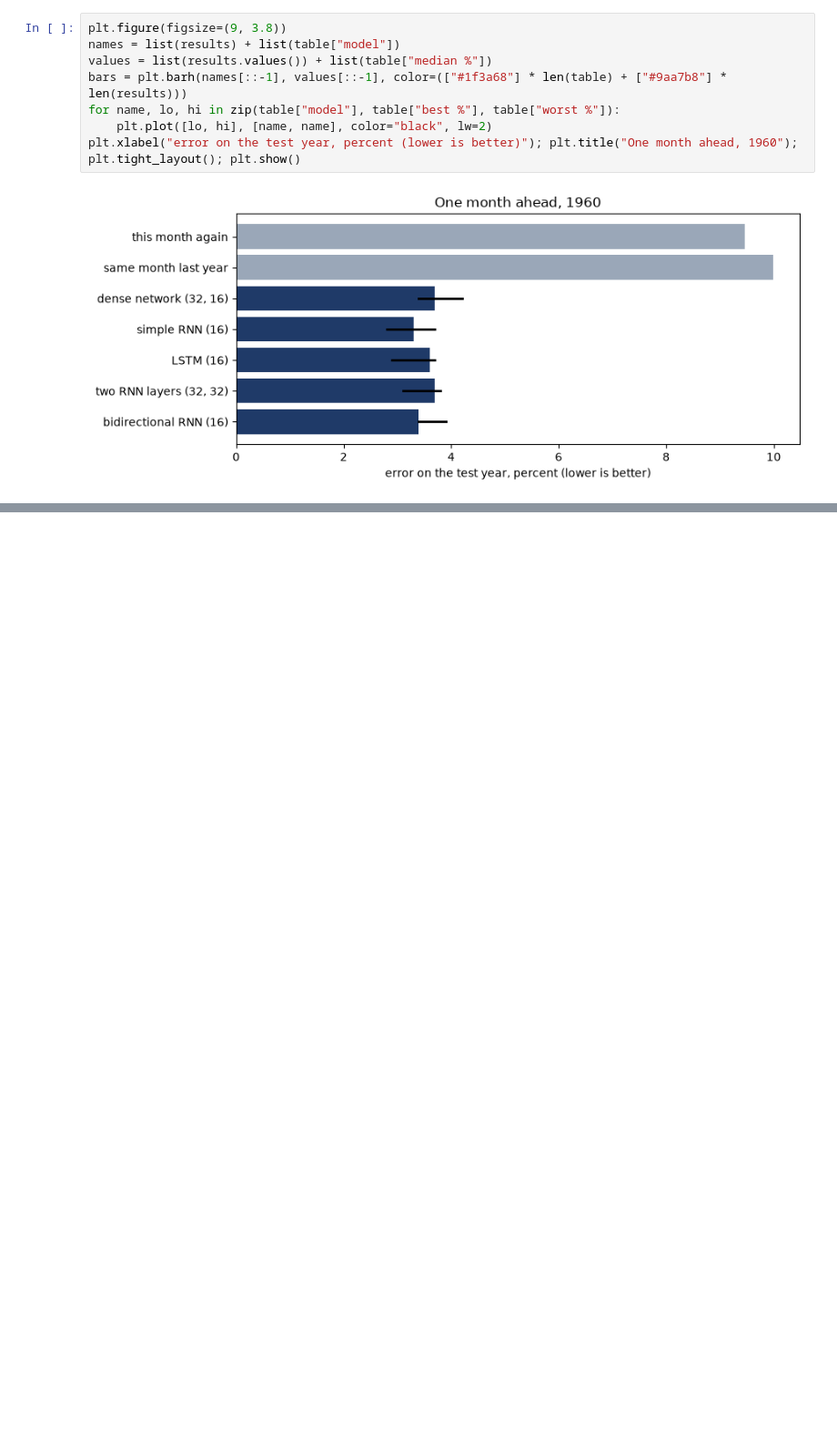
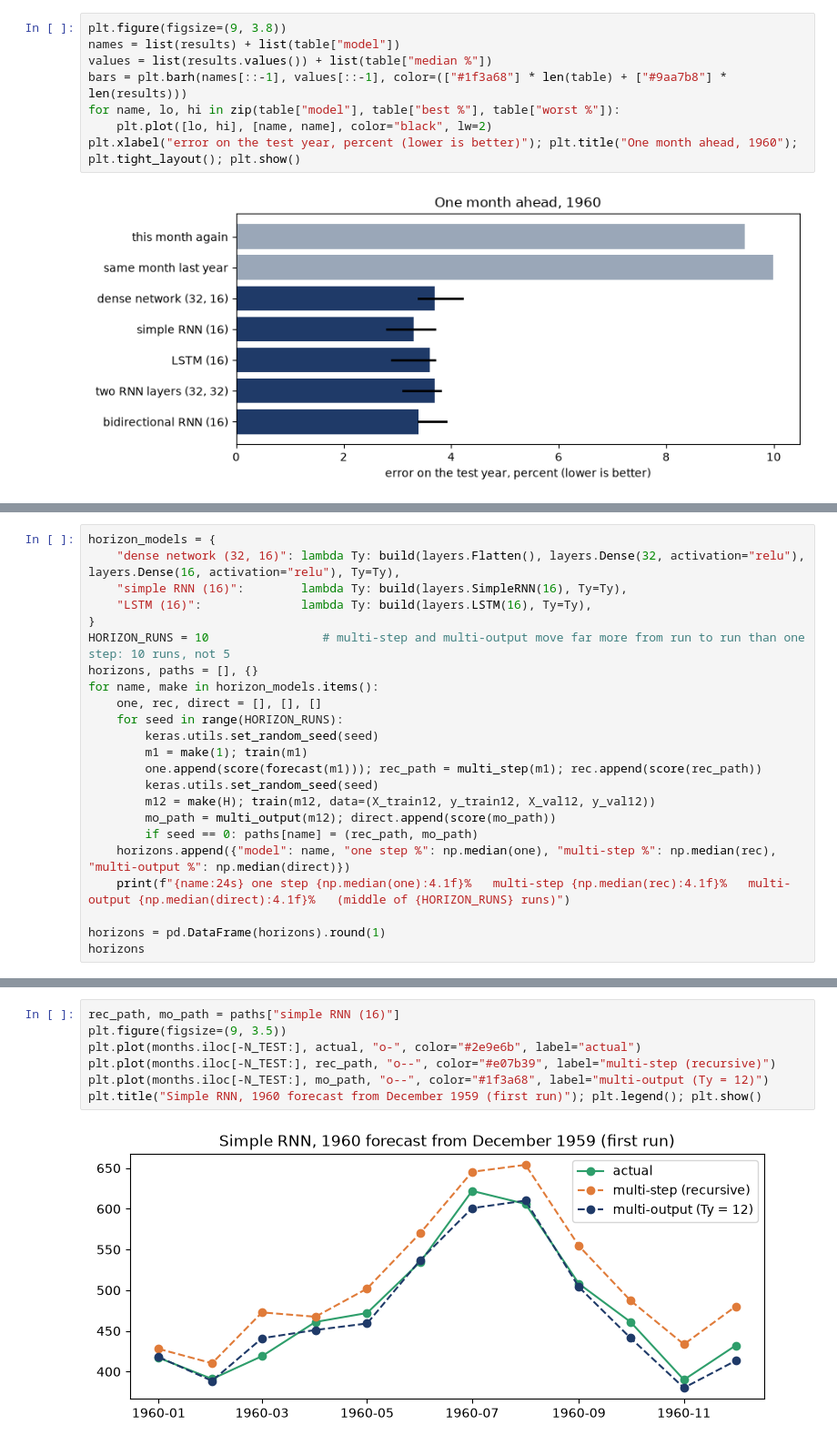
Before and after one commit to PJalgotrader/advanced-timeseries-forecasting, a Jupyter notebook: 07-deep-sequence-models/01_rnn_lstm_one_series.ipynb, the cells around one changed output, grey strips where cells are left out. Shown at 91% size. Drawn from its saved outputs; the diff is of its cells as text; blank space fills up the shorter version.

```diff
--- a/07-deep-sequence-models/01_rnn_lstm_one_series.ipynb
+++ b/07-deep-sequence-models/01_rnn_lstm_one_series.ipynb
@@ -343,0 +386,23 @@ plt.xlabel("error on the test year, percent (lower is better)"); plt.title("One
+# %%
+horizon_models = {
+    "dense network (32, 16)": lambda Ty: build(layers.Flatten(), layers.Dense(32, activation="relu"), layers.Dense(16, activation="relu"), Ty=Ty),
+    "simple RNN (16)":        lambda Ty: build(layers.SimpleRNN(16), Ty=Ty),
+    "LSTM (16)":              lambda Ty: build(layers.LSTM(16), Ty=Ty),
+}
+HORIZON_RUNS = 10                # multi-step and multi-output move far more from run to run than one step: 10 runs, not 5
+horizons, paths = [], {}
+for name, make in horizon_models.items():
+    one, rec, direct = [], [], []
+    for seed in range(HORIZON_RUNS):
+        keras.utils.set_random_seed(seed)
+        m1 = make(1); train(m1)
+        one.append(score(forecast(m1))); rec_path = multi_step(m1); rec.append(score(rec_path))
+        keras.utils.set_random_seed(seed)
+        m12 = make(H); train(m12, data=(X_train12, y_train12, X_val12, y_val12))
+        mo_path = multi_output(m12); direct.append(score(mo_path))
+        if seed == 0: paths[name] = (rec_path, mo_path)
+    horizons.append({"model": name, "one step %": np.median(one), "multi-step %": np.median(rec), "multi-output %": np.median(direct)})
+    print(f"{name:24s} one step {np.median(one):4.1f}%   multi-step {np.median(rec):4.1f}%   multi-output {np.median(direct):4.1f}%   (middle of {HORIZON_RUNS} runs)")
+
+horizons = pd.DataFrame(horizons).round(1)
+horizons
@@ -344,3 +417,12 @@ plt.xlabel("error on the test year, percent (lower is better)"); plt.title("One
+# %%
+rec_path, mo_path = paths["simple RNN (16)"]
+plt.figure(figsize=(9, 3.5))
+plt.plot(months.iloc[-N_TEST:], actual, "o-", color="#2e9e6b", label="actual")
+plt.plot(months.iloc[-N_TEST:], rec_path, "o--", color="#e07b39", label="multi-step (recursive)")
+plt.plot(months.iloc[-N_TEST:], mo_path, "o--", color="#1f3a68", label="multi-output (Ty = 12)")
+plt.title("Simple RNN, 1960 forecast from December 1959 (first run)"); plt.legend(); plt.show()
+# %% [output]
+[figure, added]
 # %% [markdown]
 ## What this shows
 
```
Also changed, not shown: parts of 10 cells of this notebook, 3 other files.
